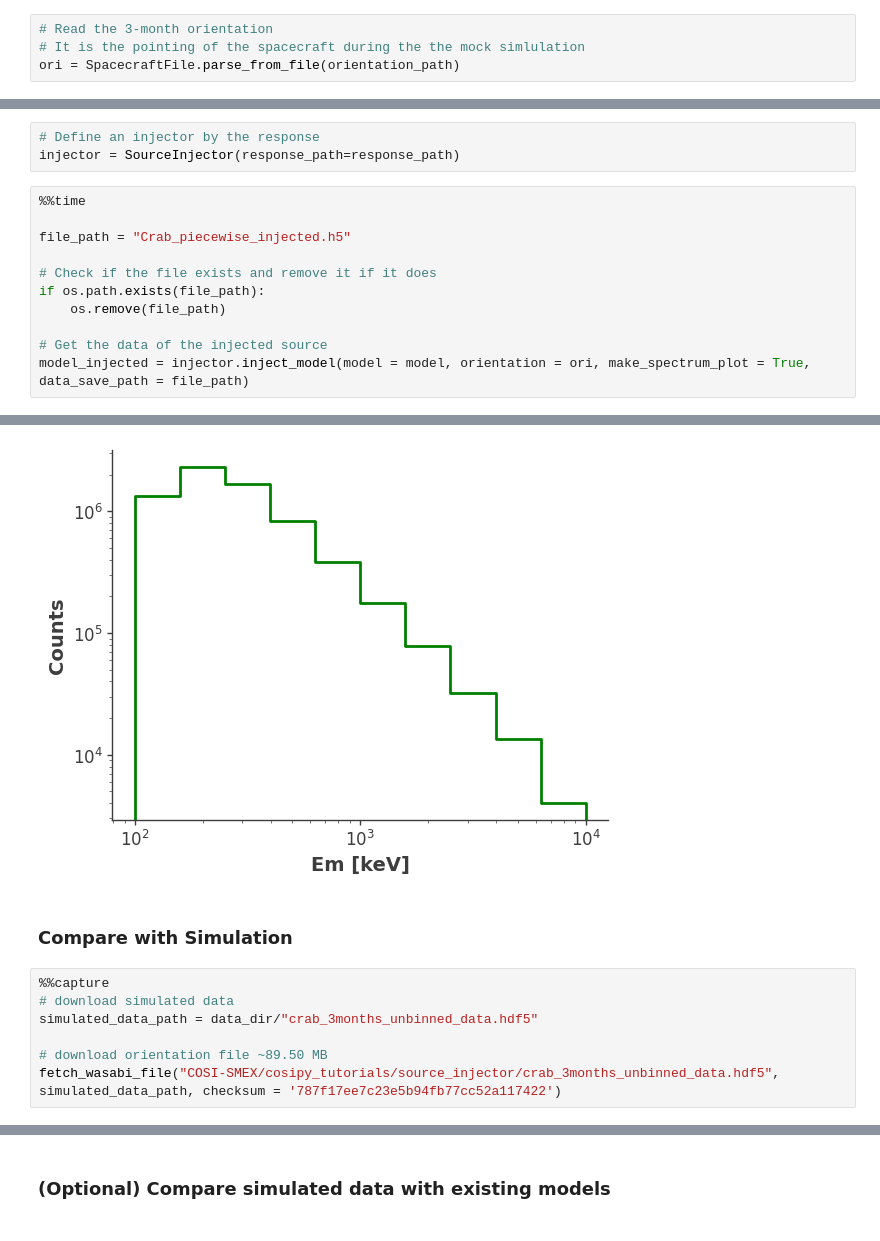
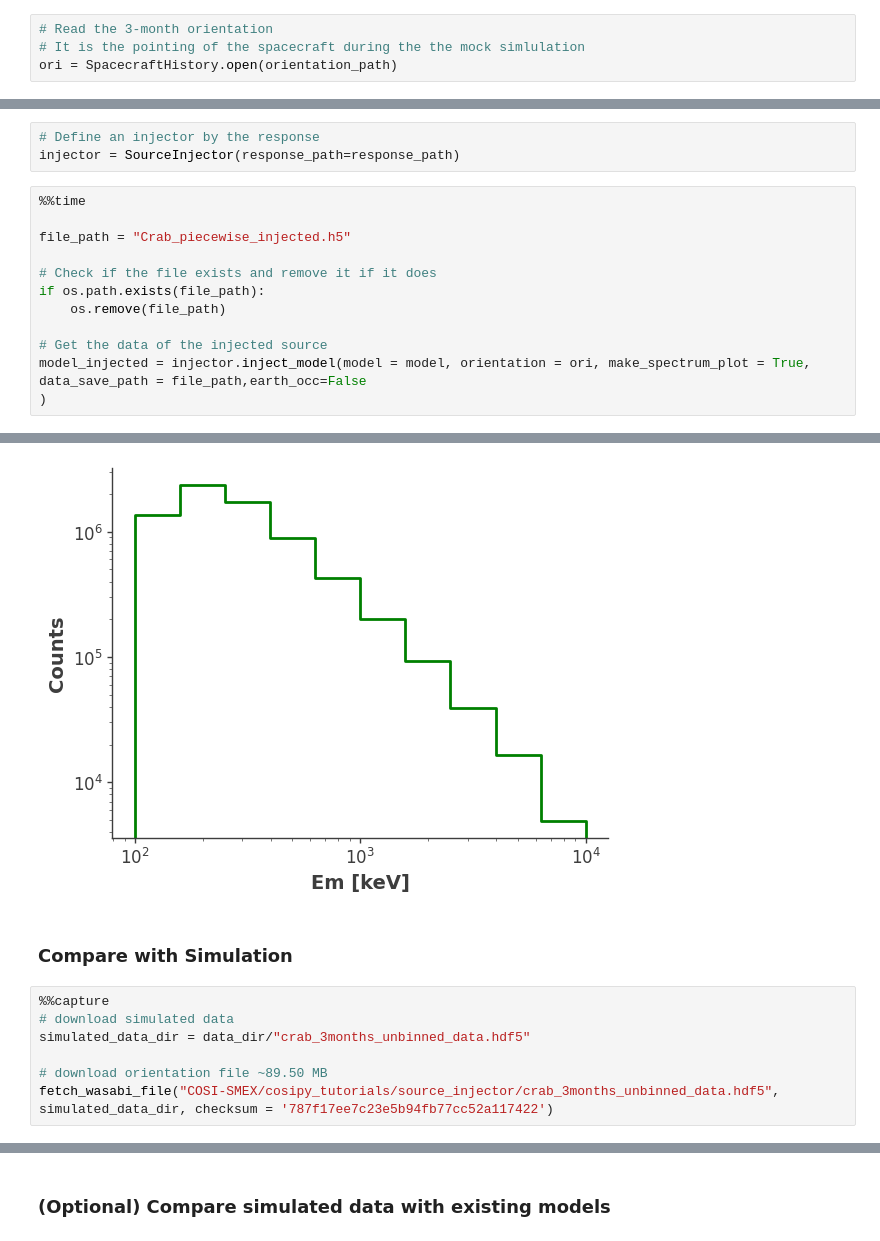
Before and after one commit to hiyoneda/cosipy, a Jupyter notebook: docs/tutorials/source_injector/Point_source_injector.ipynb, the cells around one changed output, grey strips where cells are left out. Saved outputs shown, nothing was run; the diff lists cells and outputs as text.

```diff
--- a/docs/tutorials/source_injector/Point_source_injector.ipynb
+++ b/docs/tutorials/source_injector/Point_source_injector.ipynb
@@ -205,7 +208,7 @@ model = Model(point_source)
 # %%
 # Read the 3-month orientation
 # It is the pointing of the spacecraft during the the mock simlulation
-ori = SpacecraftFile.parse_from_file(orientation_path)
+ori = SpacecraftHistory.open(orientation_path)
 # %% [markdown]
 ### Get the expected counts and save to a data file
 # %%
@@ -221,5 +224,6 @@ if os.path.exists(file_path):
     os.remove(file_path)
 
 # Get the data of the injected source
-model_injected = injector.inject_model(model = model, orientation = ori, make_spectrum_plot = True, data_save_path = file_path)
+model_injected = injector.inject_model(model = model, orientation = ori, make_spectrum_plot = True, data_save_path = file_path,earth_occ=False
+)
 # %% [output]
@@ -228,11 +232,11 @@ Wall time: 7.82 s
-[figure, old version]
+[figure, new version]
 # %% [markdown]
 ### Compare with Simulation
 # %%
 %%capture
 # download simulated data
-simulated_data_path = data_dir/"crab_3months_unbinned_data.hdf5"
+simulated_data_dir = data_dir/"crab_3months_unbinned_data.hdf5"
 
 # download orientation file ~89.50 MB
-fetch_wasabi_file("COSI-SMEX/cosipy_tutorials/source_injector/crab_3months_unbinned_data.hdf5", simulated_data_path, checksum = '787f17ee7c23e5b94fb77cc52a117422')
+fetch_wasabi_file("COSI-SMEX/cosipy_tutorials/source_injector/crab_3months_unbinned_data.hdf5", simulated_data_dir, checksum = '787f17ee7c23e5b94fb77cc52a117422')
 # %%
```
Also changed, not shown: parts of 19 cells of this notebook, 1 other file.
